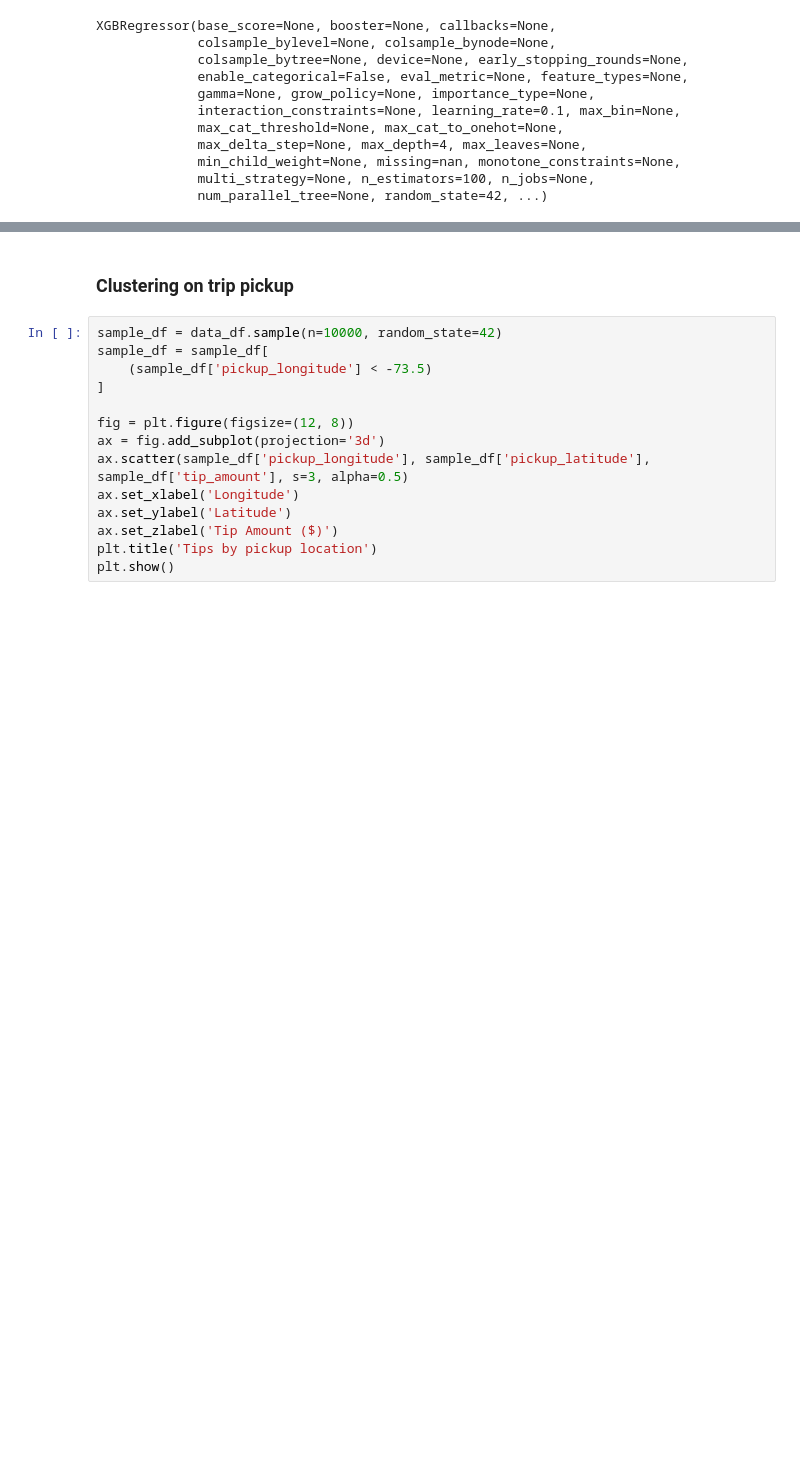
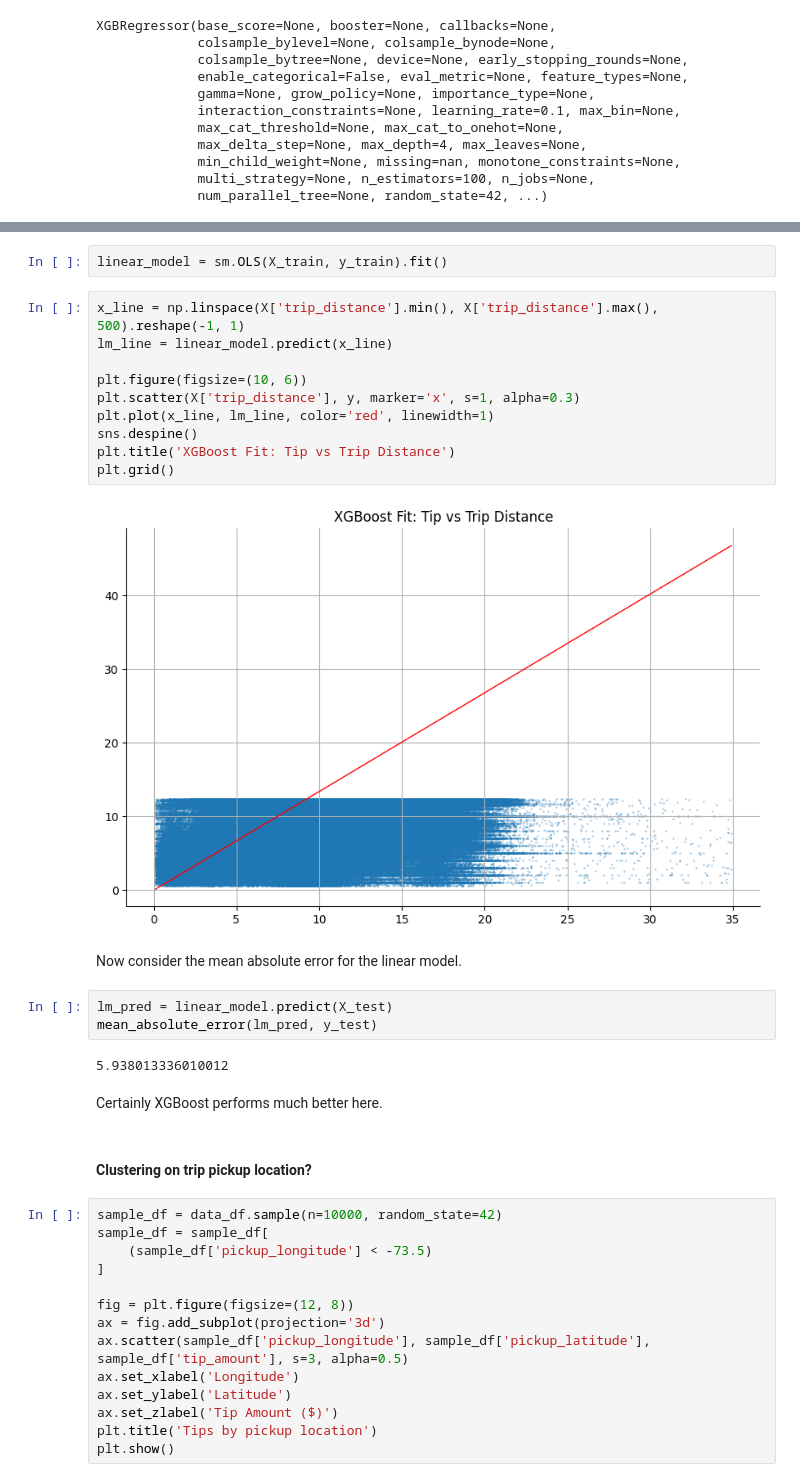
Before and after one commit to haezera/taxis-and-ubers, a Jupyter notebook: research/tips.ipynb, the cells around one changed output, grey strips where cells are left out. Drawn from its saved outputs; the diff is of its cells as text; blank space fills up the shorter version.

```diff
--- a/research/tips.ipynb
+++ b/research/tips.ipynb
@@ -140,5 +143,28 @@ plt.show()
+# %%
+linear_model = sm.OLS(X_train, y_train).fit()
+# %%
+x_line = np.linspace(X['trip_distance'].min(), X['trip_distance'].max(), 500).reshape(-1, 1)
+lm_line = linear_model.predict(x_line)
+
+plt.figure(figsize=(10, 6))
+plt.scatter(X['trip_distance'], y, marker='x', s=1, alpha=0.3)
+plt.plot(x_line, lm_line, color='red', linewidth=1)
+sns.despine()
+plt.title('XGBoost Fit: Tip vs Trip Distance')
+plt.grid()
+# %% [output]
+[figure, added]
+# %% [markdown]
+Now consider the mean absolute error for the linear model.
+# %%
+lm_pred = linear_model.predict(X_test)
+mean_absolute_error(lm_pred, y_test)
+# %% [output]
+5.938013336010012
+# %% [markdown]
+Certainly XGBoost performs much better here.
 # %% [markdown]
-### Clustering on trip pickup
+#### Clustering on trip pickup location?
 # %%
 sample_df = data_df.sample(n=10000, random_state=42)
 sample_df = sample_df[
```
Also changed, not shown: parts of 10 cells of this notebook, 2 other files.
